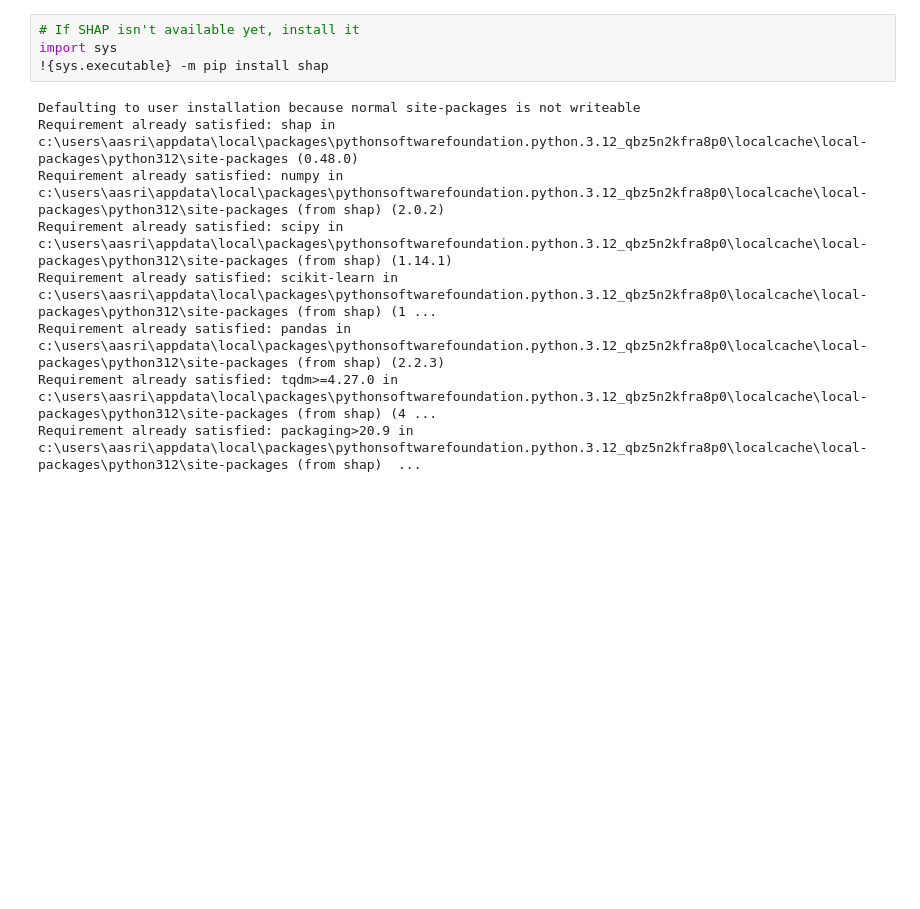
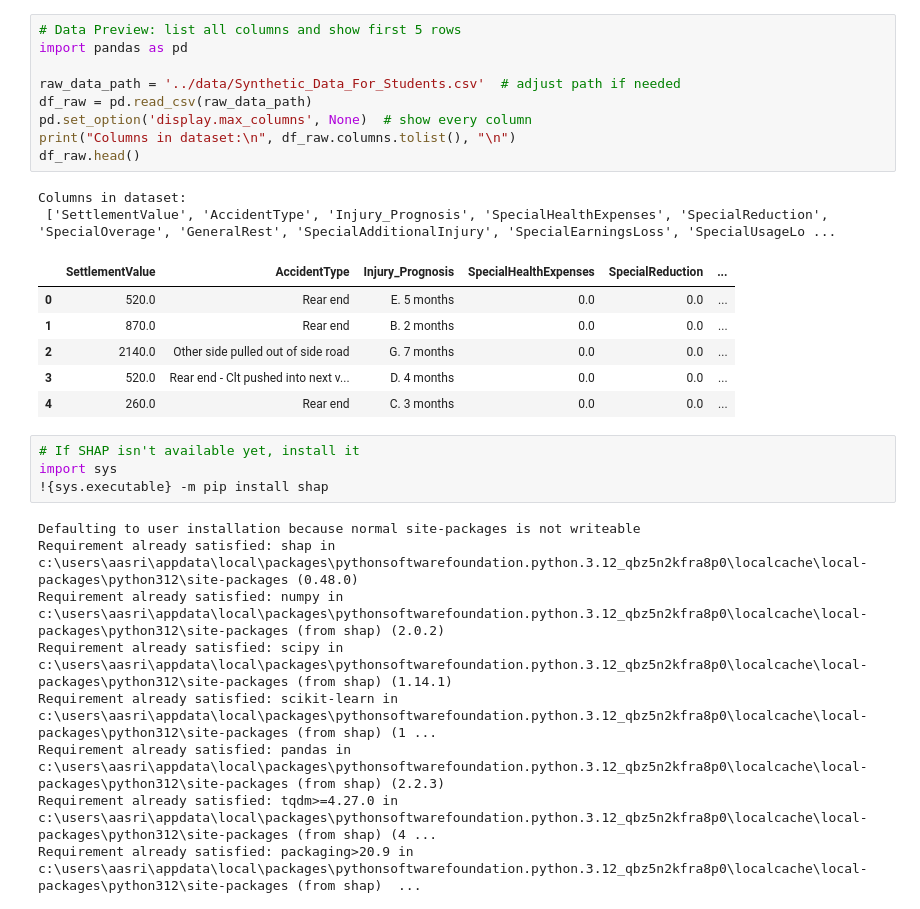
Before and after one commit to AasritD/resit, a Jupyter notebook: notebooks/AI_notebook.ipynb, the cells around one changed output. Cells and saved outputs as stored; diff of their text form; blank space fills up the shorter version.

```diff
--- a/notebooks/AI_notebook.ipynb
+++ b/notebooks/AI_notebook.ipynb
@@ -1,3 +1,21 @@
+# %%
+# Data Preview: list all columns and show first 5 rows
+import pandas as pd
+
+raw_data_path = '../data/Synthetic_Data_For_Students.csv'  # adjust path if needed
+df_raw = pd.read_csv(raw_data_path)
+pd.set_option('display.max_columns', None)  # show every column
+print("Columns in dataset:\n", df_raw.columns.tolist(), "\n")
+df_raw.head()
+# %% [output]
+Columns in dataset:
+ ['SettlementValue', 'AccidentType', 'Injury_Prognosis', 'SpecialHealthExpenses', 'SpecialReduction', 'SpecialOverage', 'GeneralRest', 'SpecialAdditionalInjury', 'SpecialEarningsLoss', 'SpecialUsageLo ...
+|  | SettlementValue | AccidentType | Injury_Prognosis | SpecialHealthExpenses | SpecialReduction | ... |
+| 0 | 520.0 | Rear end | E. 5 months | 0.0 | 0.0 | ... |
+| 1 | 870.0 | Rear end | B. 2 months | 0.0 | 0.0 | ... |
+| 2 | 2140.0 | Other side pulled out of side road | G. 7 months | 0.0 | 0.0 | ... |
+| 3 | 520.0 | Rear end - Clt pushed into next v... | D. 4 months | 0.0 | 0.0 | ... |
+| 4 | 260.0 | Rear end | C. 3 months | 0.0 | 0.0 | ... |
 # %%
 # If SHAP isn't available yet, install it
 import sys
```
Also changed, not shown: parts of 2 cells of this notebook, 9 other files.
